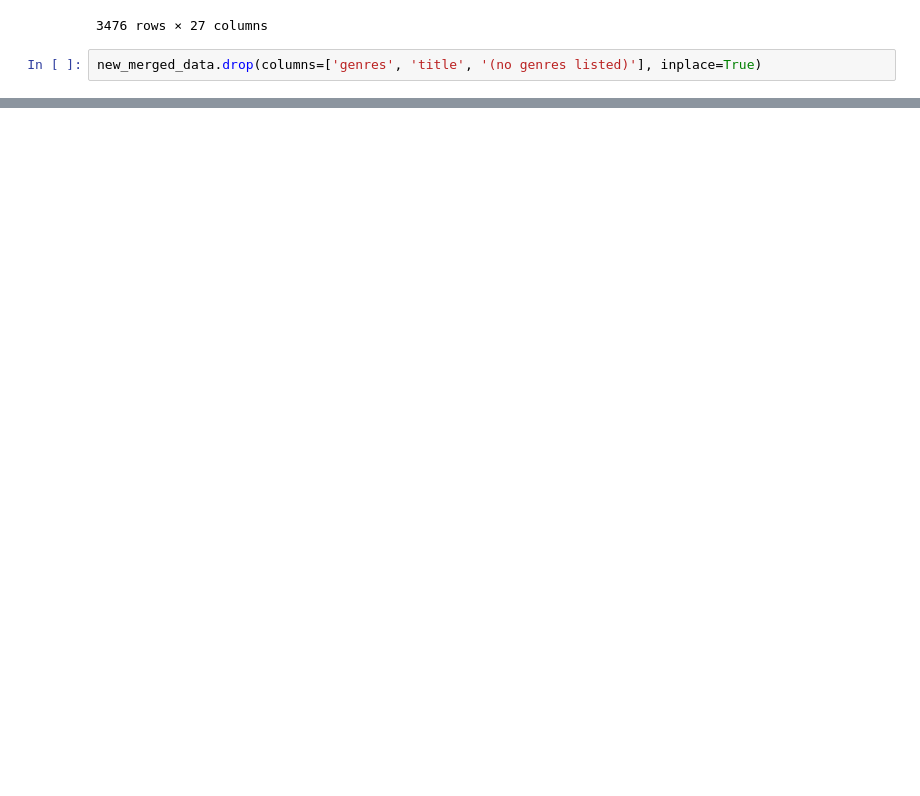
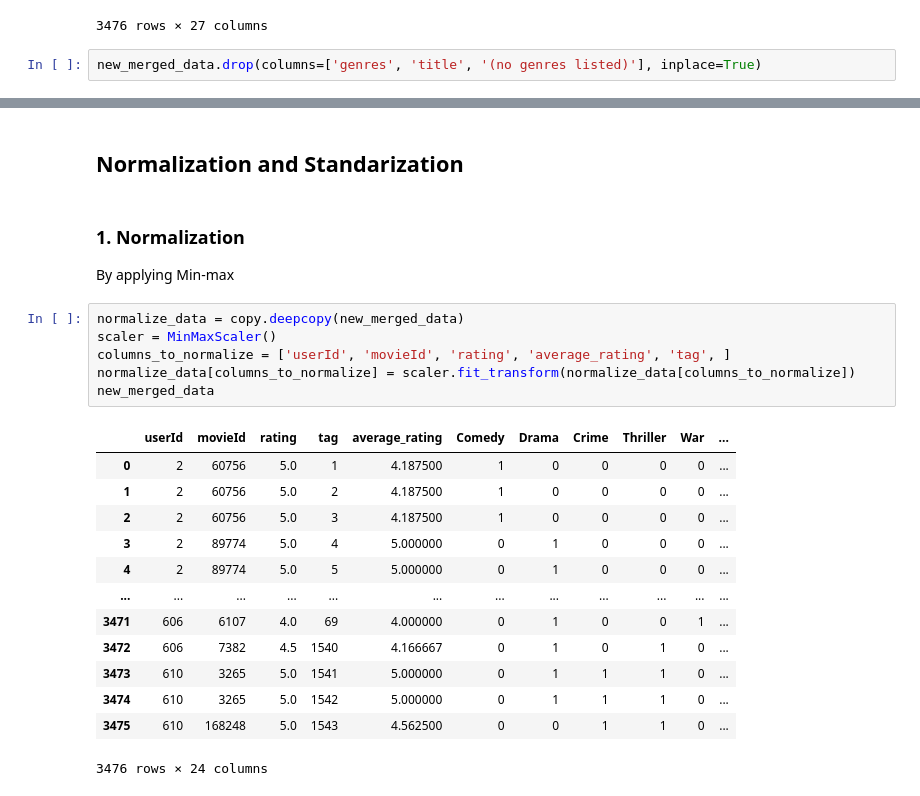
Before and after one commit to markopolo139/DataMiningAssignment2, a Jupyter notebook: data_analysis.ipynb, the cells around one changed output, grey strips where cells are left out. Drawn from its saved outputs; the diff is of its cells as text; blank space fills up the shorter version.

```diff
--- a/data_analysis.ipynb
+++ b/data_analysis.ipynb
@@ -137 +137,27 @@ new_merged_data
 3476 rows × 24 columns
+# %% [markdown]
+## Normalization and Standarization
+# %% [markdown]
+### 1. Normalization
+
+By applying Min-max
+# %%
+normalize_data = copy.deepcopy(new_merged_data)
+scaler = MinMaxScaler()
+columns_to_normalize = ['userId', 'movieId', 'rating', 'average_rating', 'tag', ]
+normalize_data[columns_to_normalize] = scaler.fit_transform(normalize_data[columns_to_normalize])
+new_merged_data
+# %% [output]
+|  | userId | movieId | rating | tag | average_rating | Comedy | Drama | Crime | Thriller | War | ... |
+| 0 | 2 | 60756 | 5.0 | 1 | 4.187500 | 1 | 0 | 0 | 0 | 0 | ... |
+| 1 | 2 | 60756 | 5.0 | 2 | 4.187500 | 1 | 0 | 0 | 0 | 0 | ... |
+| 2 | 2 | 60756 | 5.0 | 3 | 4.187500 | 1 | 0 | 0 | 0 | 0 | ... |
+| 3 | 2 | 89774 | 5.0 | 4 | 5.000000 | 0 | 1 | 0 | 0 | 0 | ... |
+| 4 | 2 | 89774 | 5.0 | 5 | 5.000000 | 0 | 1 | 0 | 0 | 0 | ... |
+| ... | ... | ... | ... | ... | ... | ... | ... | ... | ... | ... | ... |
+| 3471 | 606 | 6107 | 4.0 | 69 | 4.000000 | 0 | 1 | 0 | 0 | 1 | ... |
+| 3472 | 606 | 7382 | 4.5 | 1540 | 4.166667 | 0 | 1 | 0 | 1 | 0 | ... |
+| 3473 | 610 | 3265 | 5.0 | 1541 | 5.000000 | 0 | 1 | 1 | 1 | 0 | ... |
+| 3474 | 610 | 3265 | 5.0 | 1542 | 5.000000 | 0 | 1 | 1 | 1 | 0 | ... |
+| 3475 | 610 | 168248 | 5.0 | 1543 | 4.562500 | 0 | 0 | 1 | 1 | 0 | ... |
+3476 rows × 24 columns
```
Also changed, not shown: parts of 6 cells of this notebook.
